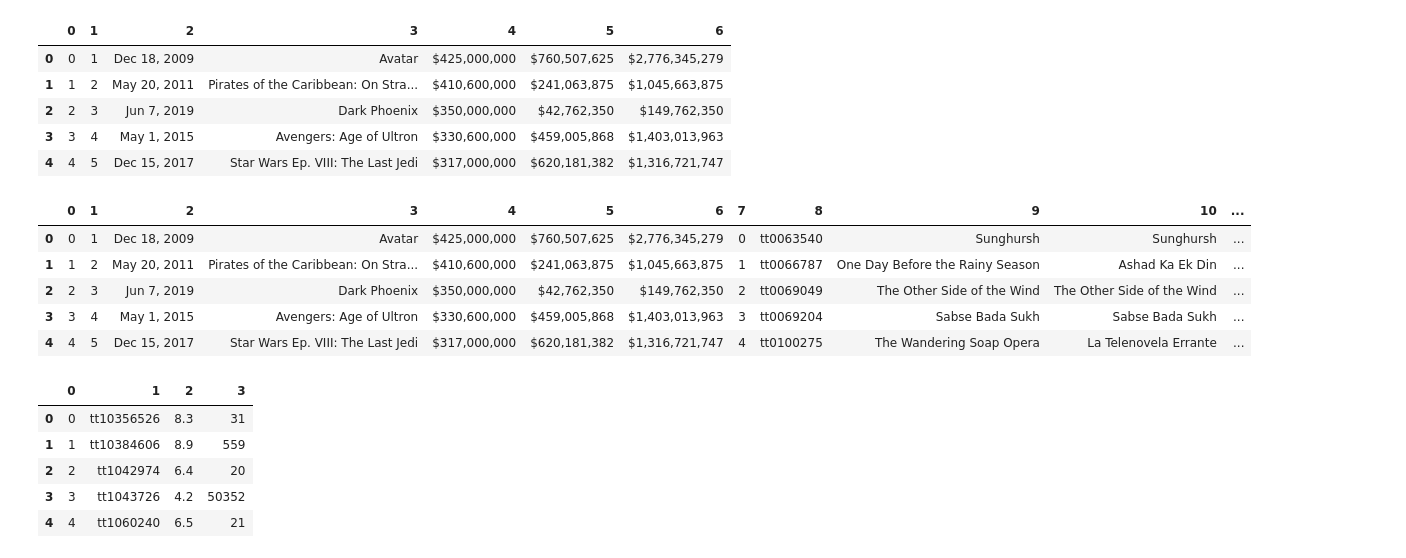
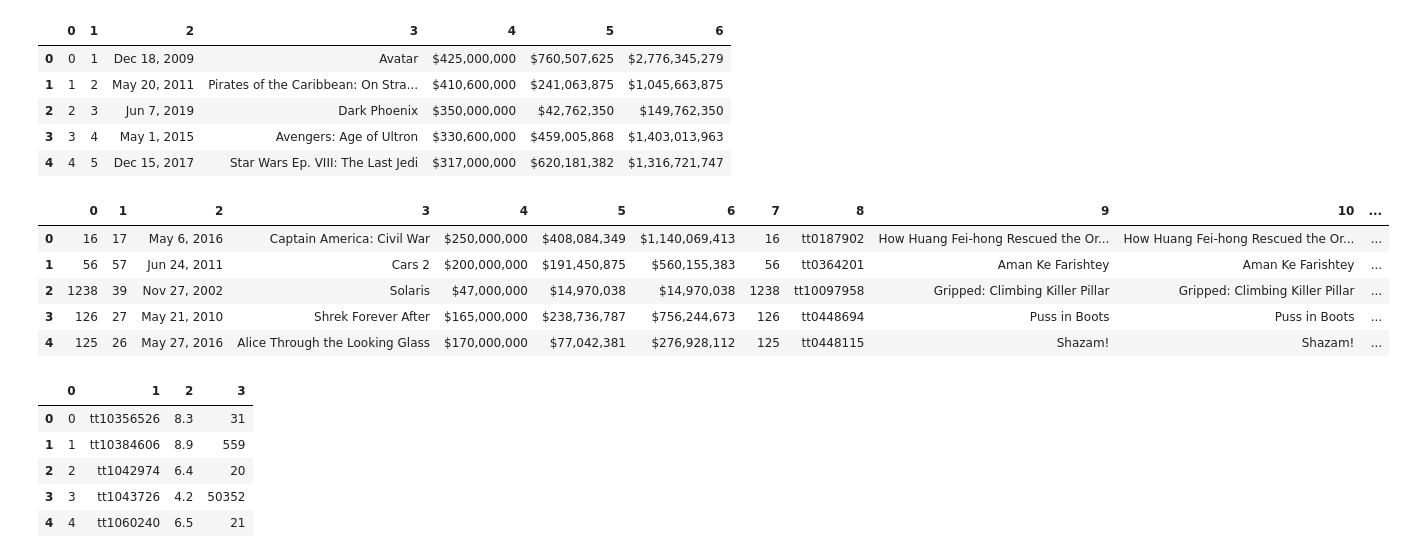
Before and after one commit to letruong711/010921-pt-phase-1-project, a Jupyter notebook: dsc-phase1-project-first-draft.ipynb, the cells around one changed output. Saved outputs shown, nothing was run; the diff lists cells and outputs as text; code cells hidden in the pictures.

```diff
--- a/dsc-phase1-project-first-draft.ipynb
+++ b/dsc-phase1-project-first-draft.ipynb
@@ -106,16 +102,17 @@ df.head()
 # %%
 cur.execute("""SELECT * FROM tn_movie_budgets tmb
                 JOIN imdb_title_basics itb
-                ON tmb.idx = itb.idx;""")
+                ON tmb.idx = itb.idx
+                GROUP BY genres;""")
 df = pd.DataFrame(cur.fetchall())
 df.head()
 # %% [output]
 |  | 0 | 1 | 2 | 3 | 4 | 5 | 6 | 7 | 8 | 9 | 10 | ... |
-| 0 | 0 | 1 | Dec 18, 2009 | Avatar | $425,000,000 | $760,507,625 | $2,776,345,279 | 0 | tt0063540 | Sunghursh | Sunghursh | ... |
-| 1 | 1 | 2 | May 20, 2011 | Pirates of the Caribbean: On Stra... | $410,600,000 | $241,063,875 | $1,045,663,875 | 1 | tt0066787 | One Day Before the Rainy Season | Ashad Ka Ek Din | ... |
-| 2 | 2 | 3 | Jun 7, 2019 | Dark Phoenix | $350,000,000 | $42,762,350 | $149,762,350 | 2 | tt0069049 | The Other Side of the Wind | The Other Side of the Wind | ... |
-| 3 | 3 | 4 | May 1, 2015 | Avengers: Age of Ultron | $330,600,000 | $459,005,868 | $1,403,013,963 | 3 | tt0069204 | Sabse Bada Sukh | Sabse Bada Sukh | ... |
-| 4 | 4 | 5 | Dec 15, 2017 | Star Wars Ep. VIII: The Last Jedi | $317,000,000 | $620,181,382 | $1,316,721,747 | 4 | tt0100275 | The Wandering Soap Opera | La Telenovela Errante | ... |
+| 0 | 16 | 17 | May 6, 2016 | Captain America: Civil War | $250,000,000 | $408,084,349 | $1,140,069,413 | 16 | tt0187902 | How Huang Fei-hong Rescued the Or... | How Huang Fei-hong Rescued the Or... | ... |
+| 1 | 56 | 57 | Jun 24, 2011 | Cars 2 | $200,000,000 | $191,450,875 | $560,155,383 | 56 | tt0364201 | Aman Ke Farishtey | Aman Ke Farishtey | ... |
+| 2 | 1238 | 39 | Nov 27, 2002 | Solaris | $47,000,000 | $14,970,038 | $14,970,038 | 1238 | tt10097958 | Gripped: Climbing Killer Pillar | Gripped: Climbing Killer Pillar | ... |
+| 3 | 126 | 27 | May 21, 2010 | Shrek Forever After | $165,000,000 | $238,736,787 | $756,244,673 | 126 | tt0448694 | Puss in Boots | Puss in Boots | ... |
+| 4 | 125 | 26 | May 27, 2016 | Alice Through the Looking Glass | $170,000,000 | $77,042,381 | $276,928,112 | 125 | tt0448115 | Shazam! | Shazam! | ... |
 # %%
 cur.execute("""SELECT * FROM imdb_title_ratings;""")
 df = pd.DataFrame(cur.fetchall())
```
Also changed, not shown: parts of 1 cell of this notebook, 5 other files.
